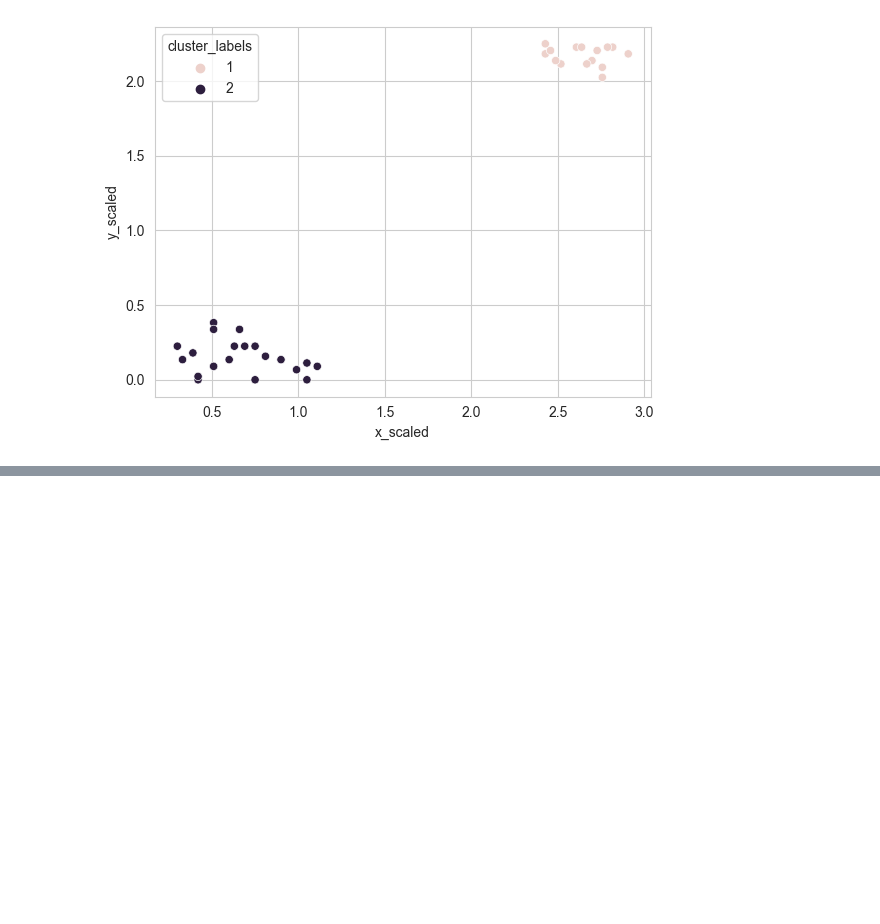
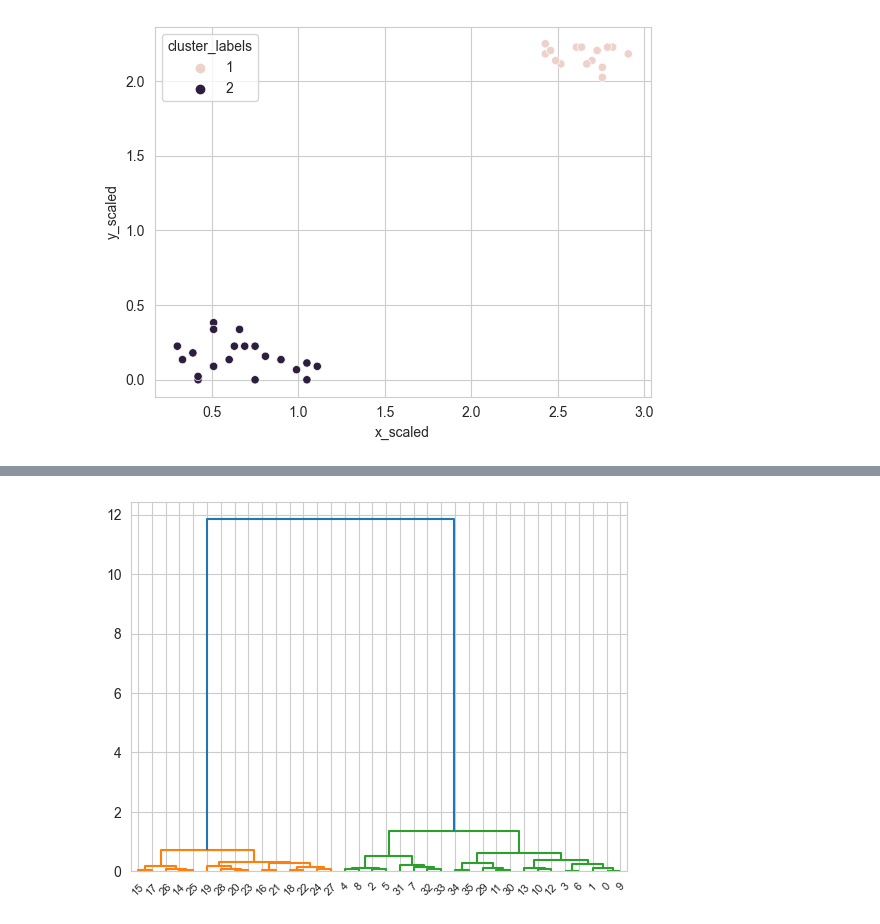
Before and after one commit to GuoweiYang19891101/datacamp_machine_learning_scientist_python, a Jupyter notebook: 6_cluster_analysis.ipynb, the cells around one changed output, grey strips where cells are left out. Saved outputs shown, nothing was run; the diff lists cells and outputs as text; code cells hidden in the pictures; blank space fills up the shorter version.

```diff
--- a/6_cluster_analysis.ipynb
+++ b/6_cluster_analysis.ipynb
@@ -261,0 +300,14 @@ plt.show()
+# %%
+# dendrogram in SciPy
+import matplotlib.pyplot as plt
+from scipy.cluster.hierarchy import linkage, dendrogram
+
+# create a distance matrix
+distance_matrix = linkage(comic_con[['x_scaled', 'y_scaled']], method='ward',
+                          metric='euclidean')
+
+# create a dendrogram
+dn = dendrogram(distance_matrix)
+plt.show()
+# %% [output]
+[figure, added]
```
Also changed, not shown: parts of 22 cells of this notebook.
